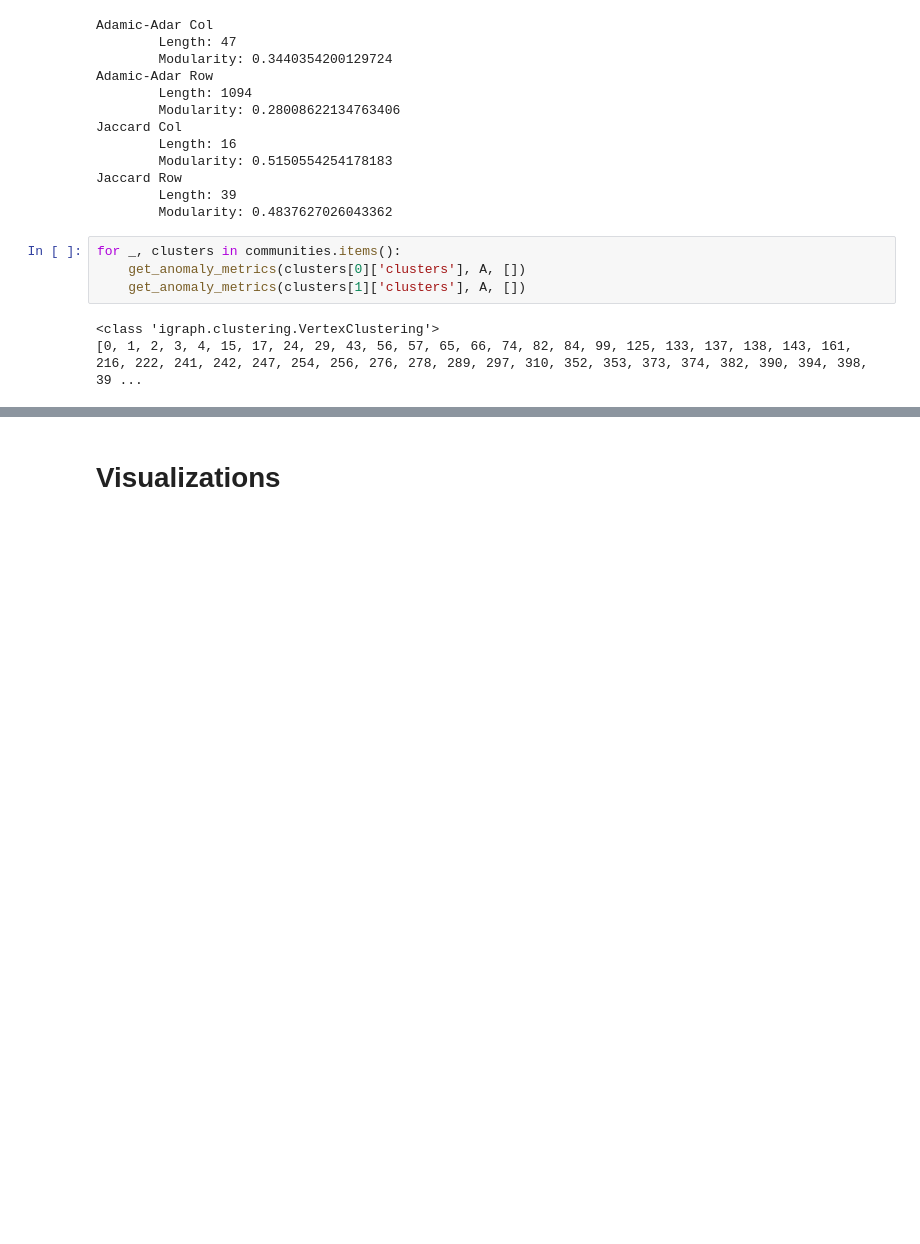
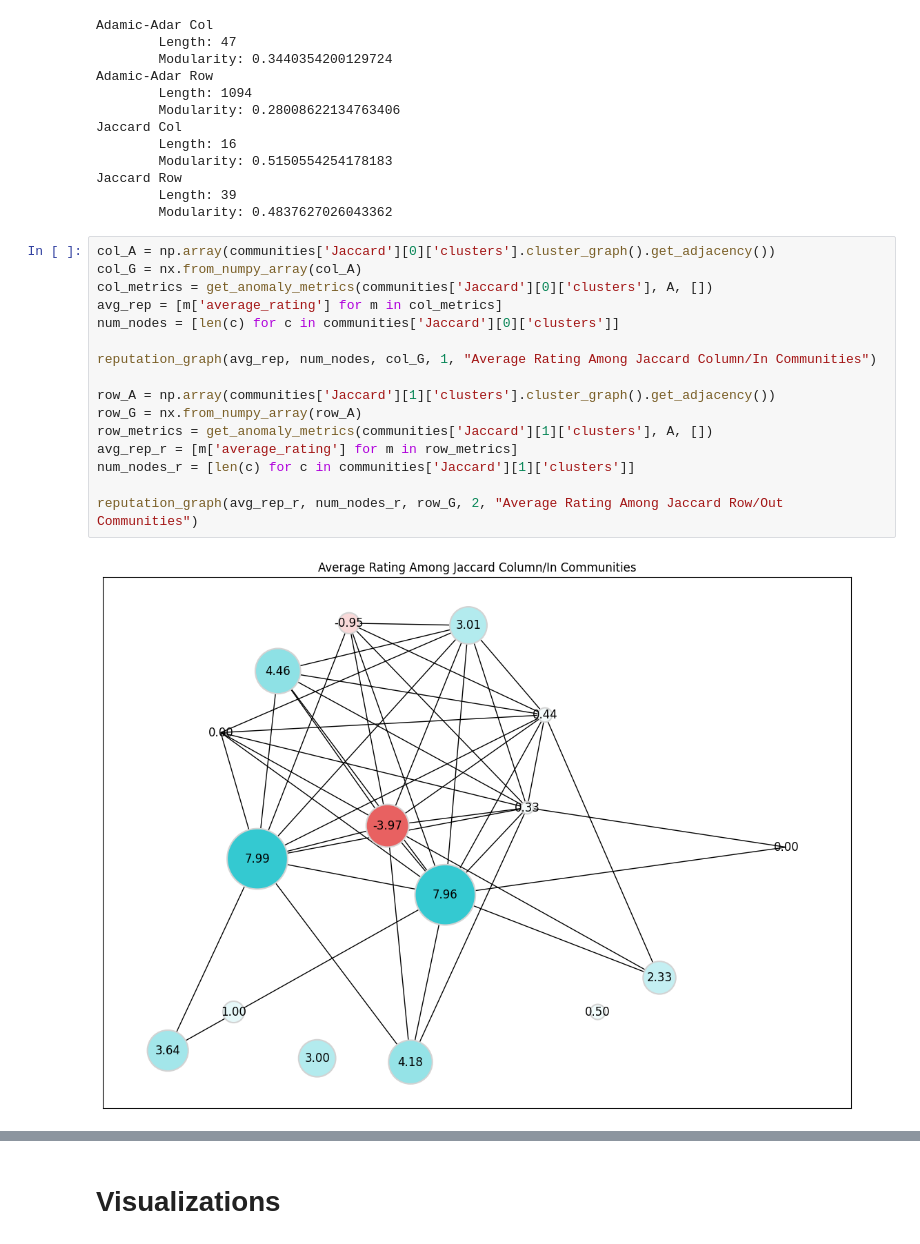
Before and after one commit to serna-bot/bitcoin_reputation_network, a Jupyter notebook: 168_proj_driver.ipynb, the cells around one changed output, grey strips where cells are left out. Drawn from its saved outputs; the diff is of its cells as text; blank space fills up the shorter version.

Commit message:
added visualization for repuation

```diff
--- a/168_proj_driver.ipynb
+++ b/168_proj_driver.ipynb
@@ -114,10 +103,21 @@ Jaccard Col
 Jaccard Row
         Length: 39
         Modularity: 0.4837627026043362
-# %%
-for _, clusters in communities.items():
-    get_anomaly_metrics(clusters[0]['clusters'], A, [])
-    get_anomaly_metrics(clusters[1]['clusters'], A, [])
-# %% [output]
-<class 'igraph.clustering.VertexClustering'>
-[0, 1, 2, 3, 4, 15, 17, 24, 29, 43, 56, 57, 65, 66, 74, 82, 84, 99, 125, 133, 137, 138, 143, 161, 216, 222, 241, 242, 247, 254, 256, 276, 278, 289, 297, 310, 352, 353, 373, 374, 382, 390, 394, 398, 39 ...
+# %%
+col_A = np.array(communities['Jaccard'][0]['clusters'].cluster_graph().get_adjacency())
+col_G = nx.from_numpy_array(col_A)
+col_metrics = get_anomaly_metrics(communities['Jaccard'][0]['clusters'], A, [])
+avg_rep = [m['average_rating'] for m in col_metrics]
+num_nodes = [len(c) for c in communities['Jaccard'][0]['clusters']]
+
+reputation_graph(avg_rep, num_nodes, col_G, 1, "Average Rating Among Jaccard Column/In Communities")
+
+row_A = np.array(communities['Jaccard'][1]['clusters'].cluster_graph().get_adjacency())
+row_G = nx.from_numpy_array(row_A)
+row_metrics = get_anomaly_metrics(communities['Jaccard'][1]['clusters'], A, [])
+avg_rep_r = [m['average_rating'] for m in row_metrics]
+num_nodes_r = [len(c) for c in communities['Jaccard'][1]['clusters']]
+
+reputation_graph(avg_rep_r, num_nodes_r, row_G, 2, "Average Rating Among Jaccard Row/Out Communities")
+# %% [output]
+[figure, added]
```
Also changed, not shown: parts of 4 cells of this notebook, 1 other file.
